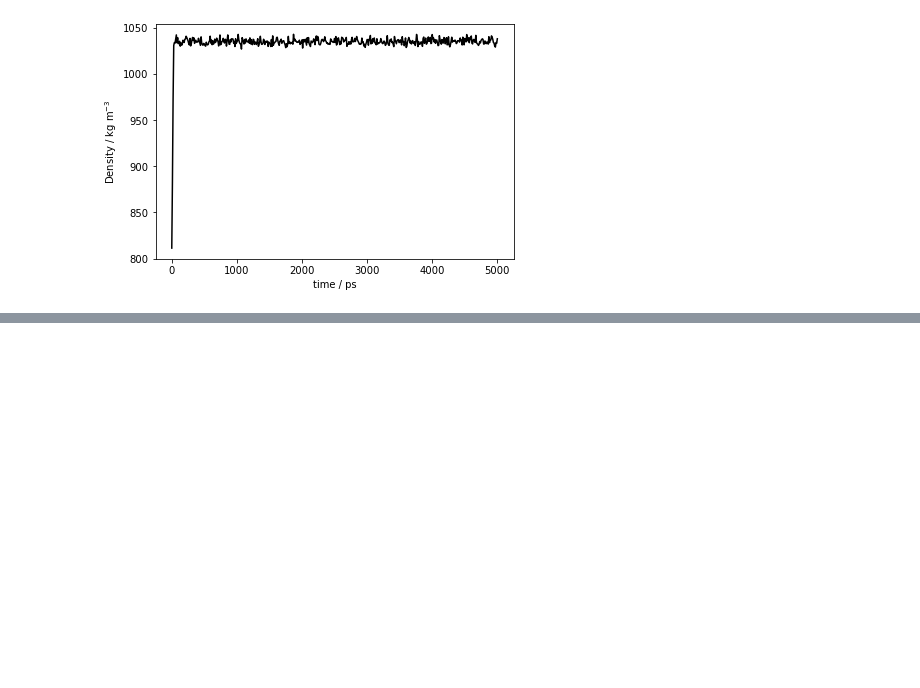
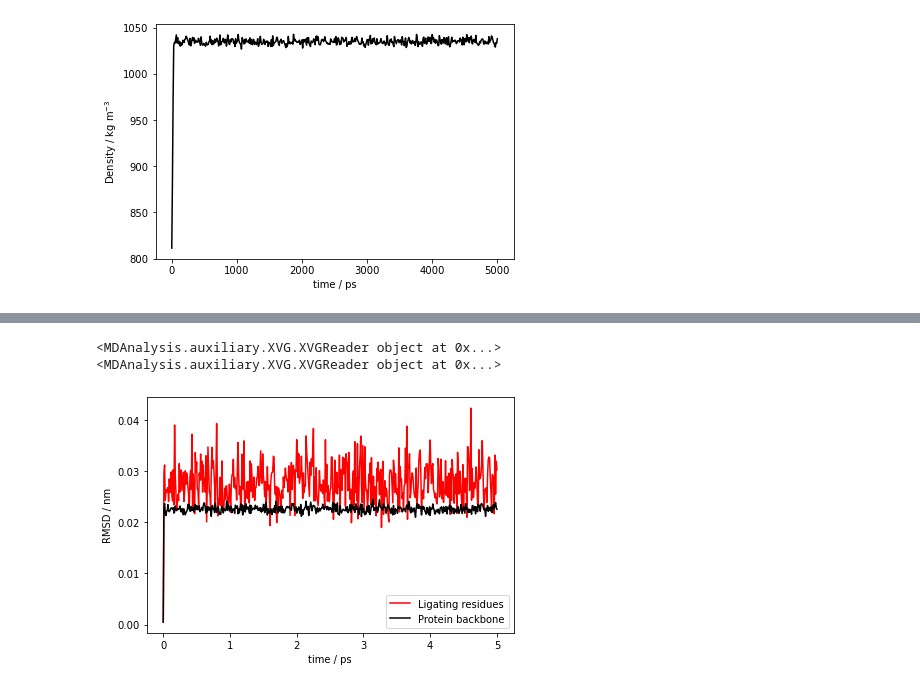
Before and after one commit to meyresearch/metalloenzymes, a Jupyter notebook: vim_2/scripts/plot_gmx_energy.ipynb, the cells around one changed output, grey strips where cells are left out. Drawn from its saved outputs; the diff is of its cells as text; code cells hidden in the pictures; blank space fills up the shorter version.

```diff
--- a/vim_2/scripts/plot_gmx_energy.ipynb
+++ b/vim_2/scripts/plot_gmx_energy.ipynb
@@ -111,0 +142,22 @@ plt.savefig("../plots/density.png")
+# %%
+rmsd_lig_file = "../npt/rmsd_lig.xvg"
+reader = mda.auxiliary.XVG.XVGReader(rmsd_lig_file)
+print(reader)
+time = [step.data[0] for step in reader]
+rmsd_lig = [step.data[1] for step in reader]
+plt.plot(time, rmsd_lig, c="red", label="Ligating residues")
+rmsd_file = "../npt/rmsd.xvg"
+reader = mda.auxiliary.XVG.XVGReader(rmsd_file)
+print(reader)
+time = [step.data[0] for step in reader]
+rmsd = [step.data[1] for step in reader]
+plt.plot(time, rmsd, c="black", label="Protein backbone")
+plt.xlabel("time / ps")
+plt.ylabel("RMSD / nm")
+plt.legend()
+plt.tight_layout()
+plt.savefig("../plots/npt_rmsd_combined.png")
+# %% [output]
+<MDAnalysis.auxiliary.XVG.XVGReader object at 0x...>
+<MDAnalysis.auxiliary.XVG.XVGReader object at 0x...>
+[figure, added]
```
Also changed, not shown: parts of 2 cells of this notebook, 9 other files.
